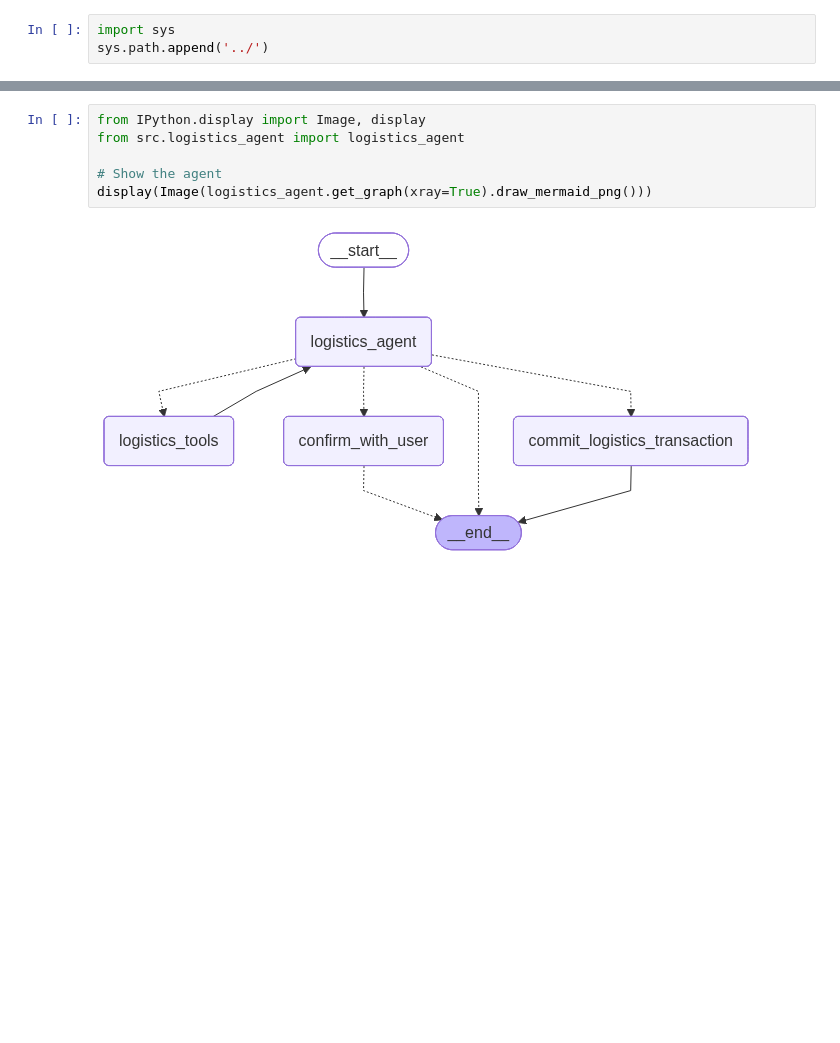
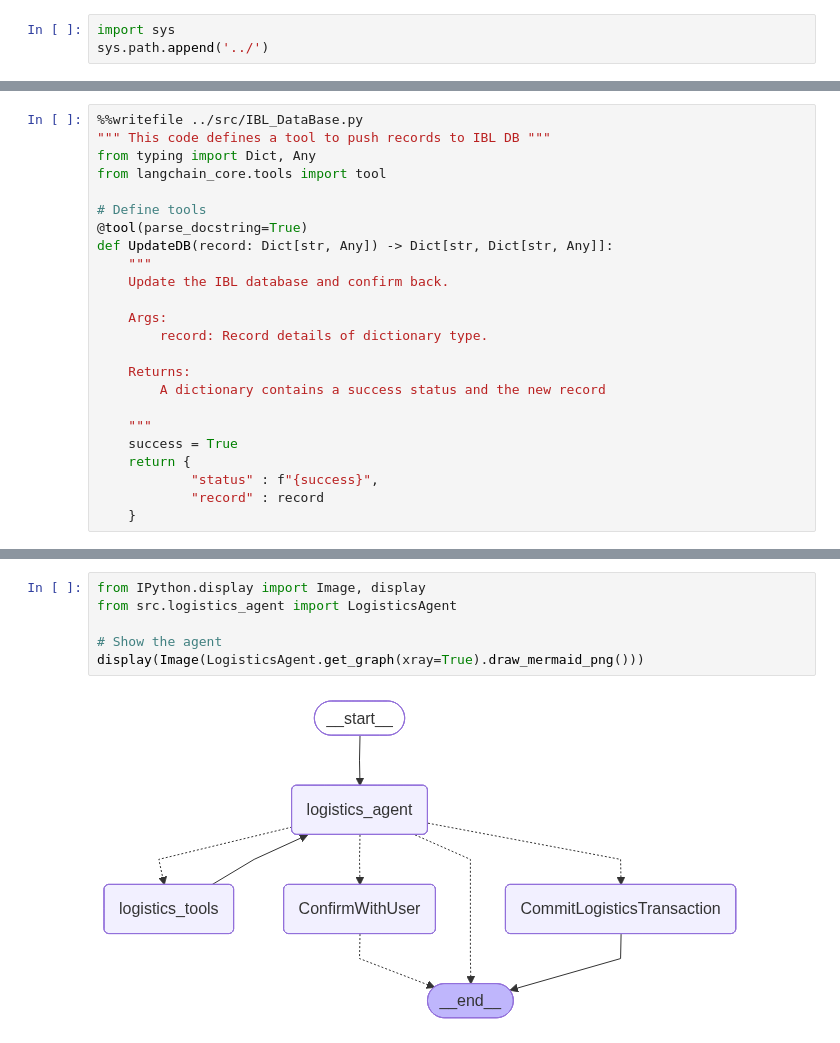
Before and after one commit to KemoAI/MultiAgentInboundLogistic, a Jupyter notebook: notebooks/logistics_agent.ipynb, the cells around one changed output, grey strips where cells are left out. Cells and saved outputs as stored; diff of their text form; blank space fills up the shorter version.

```diff
--- a/notebooks/logistics_agent.ipynb
+++ b/notebooks/logistics_agent.ipynb
@@ -74,2 +87,26 @@ class LogisticsSchema(BaseModel):
 # %% [output]
 Overwriting ../src/logistics_schema.py
+# %%
+%%writefile ../src/IBL_DataBase.py
+""" This code defines a tool to push records to IBL DB """
+from typing import Dict, Any
+from langchain_core.tools import tool
+
+# Define tools
+@tool(parse_docstring=True)
+def UpdateDB(record: Dict[str, Any]) -> Dict[str, Dict[str, Any]]:
+    """
+    Update the IBL database and confirm back.
+
+    Args:
+        record: Record details of dictionary type.
+
+    Returns:
+        A dictionary contains a success status and the new record
+
+    """
+    success = True
+    return {
+            "status" : f"{success}",
+            "record" : record
+    }
@@ -225,9 +292,9 @@ logistics_agent = logistics_agent_builder.compile()
 Overwriting ../src/logistics_agent.py
 # %%
 from IPython.display import Image, display
-from src.logistics_agent import logistics_agent
+from src.logistics_agent import LogisticsAgent
 
 # Show the agent
-display(Image(logistics_agent.get_graph(xray=True).draw_mermaid_png()))
+display(Image(LogisticsAgent.get_graph(xray=True).draw_mermaid_png()))
 # %% [output]
-[figure, old version]
+[figure, new version]
```
Also changed, not shown: parts of 5 cells of this notebook, 11 other files.
